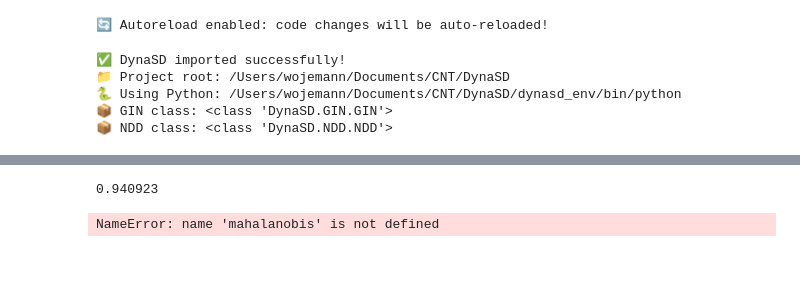
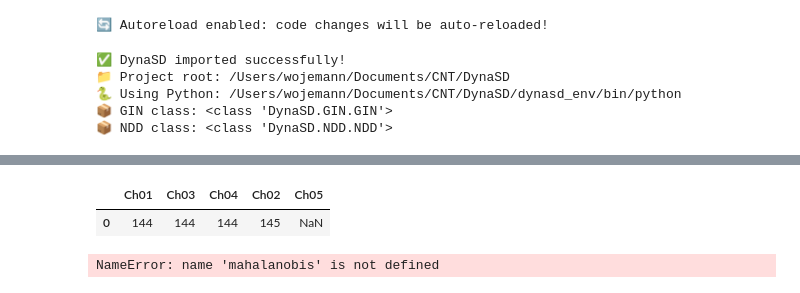
Before and after one commit to wojemann/DynaSD, a Jupyter notebook: examples/test_sim.ipynb, the cells around one changed output, grey strips where cells are left out. Saved outputs shown, nothing was run; the diff lists cells and outputs as text; code cells hidden in the pictures; blank space fills up the shorter version.

```diff
--- a/examples/test_sim.ipynb
+++ b/examples/test_sim.ipynb
@@ -189,7 +200,9 @@ Using cached sequences
 # %%
 model.get_threshold(model.mse_df,method='pretrained')
+model.get_onset_and_spread(model.mse_df)
 # %% [output]
-0.940923
+|  | Ch01 | Ch03 | Ch04 | Ch02 | Ch05 |
+| 0 | 144 | 144 | 144 | 145 | NaN |
 # %%
 train_mask = (prob_times <= 10)
 train_df = pd.DataFrame(mahalanobis[train_mask],columns=data.columns)
```
Also changed, not shown: parts of 6 cells of this notebook, 7 other files.
